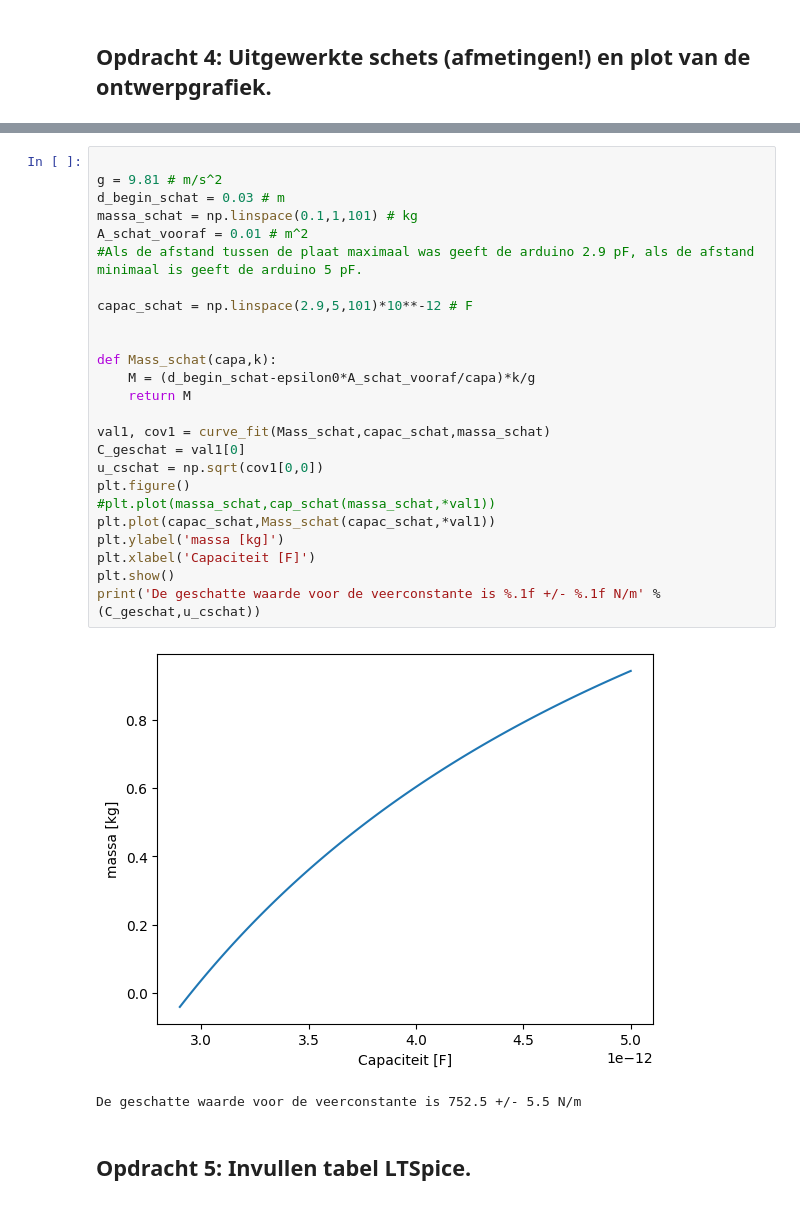
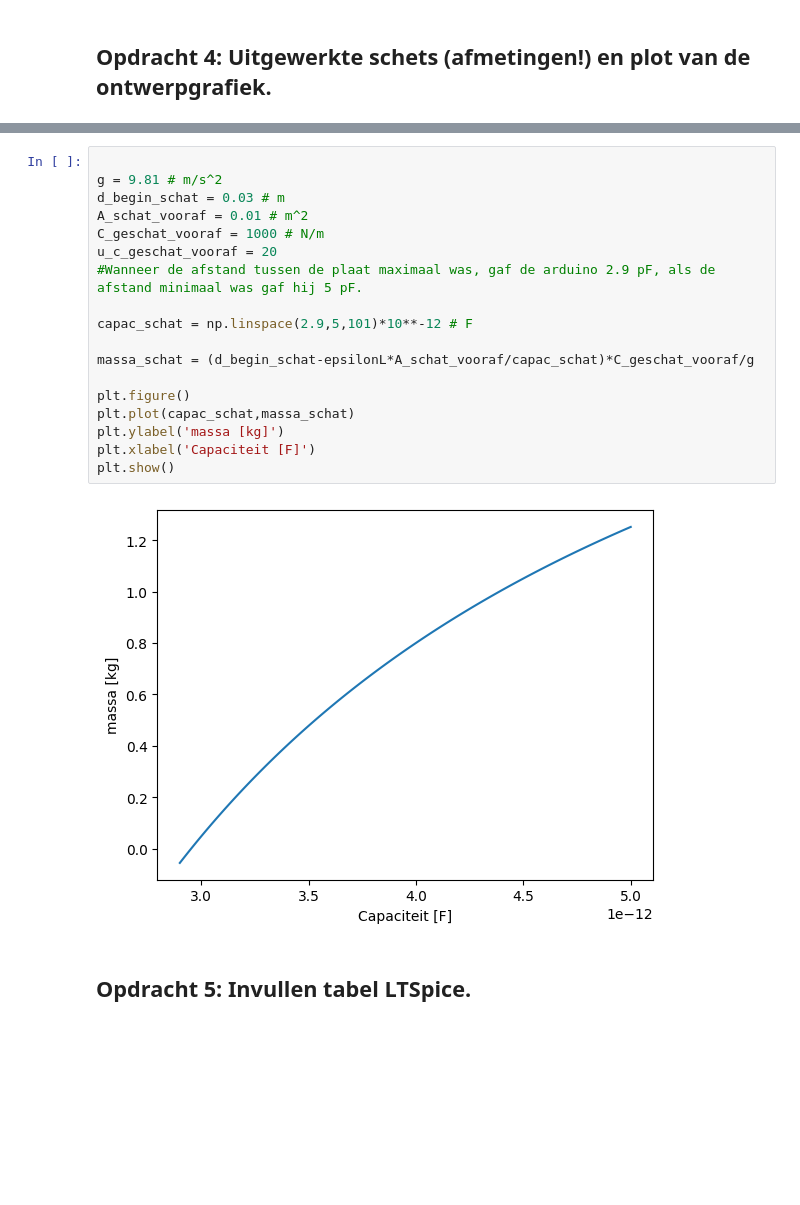
Before and after one commit to Xander1611/opdrachten-DEF-D-AB, a Jupyter notebook: FysiekeOntwerpopdrachten/2OntwerpEenSensorCondensator/DEFOntwerpopdracht2OntwerpEenSensorInvulTemplate.ipynb, the cells around one changed output, grey strips where cells are left out. Cells and saved outputs as stored; diff of their text form; blank space fills up the shorter version.

```diff
--- a/FysiekeOntwerpopdrachten/2OntwerpEenSensorCondensator/DEFOntwerpopdracht2OntwerpEenSensorInvulTemplate.ipynb
+++ b/FysiekeOntwerpopdrachten/2OntwerpEenSensorCondensator/DEFOntwerpopdracht2OntwerpEenSensorInvulTemplate.ipynb
@@ -89,31 +88,23 @@ Wij gaan een sensor maken die gewicht meet. Door d te laten veranderen en te met
 # %%
 
 g = 9.81 # m/s^2
 d_begin_schat = 0.03 # m
-massa_schat = np.linspace(0.1,1,101) # kg
 A_schat_vooraf = 0.01 # m^2
-#Als de afstand tussen de plaat maximaal was geeft de arduino 2.9 pF, als de afstand minimaal is geeft de arduino 5 pF.
+C_geschat_vooraf = 1000 # N/m
+u_c_geschat_vooraf = 20
+#Wanneer de afstand tussen de plaat maximaal was, gaf de arduino 2.9 pF, als de afstand minimaal was gaf hij 5 pF.
 
 capac_schat = np.linspace(2.9,5,101)*10**-12 # F
 
+massa_schat = (d_begin_schat-epsilonL*A_schat_vooraf/capac_schat)*C_geschat_vooraf/g
 
-def Mass_schat(capa,k):
-    M = (d_begin_schat-epsilon0*A_schat_vooraf/capa)*k/g
-    return M
-
-val1, cov1 = curve_fit(Mass_schat,capac_schat,massa_schat)
-C_geschat = val1[0]
-u_cschat = np.sqrt(cov1[0,0])
 plt.figure()
-#plt.plot(massa_schat,cap_schat(massa_schat,*val1))
-plt.plot(capac_schat,Mass_schat(capac_schat,*val1))
+plt.plot(capac_schat,massa_schat)
 plt.ylabel('massa [kg]')
 plt.xlabel('Capaciteit [F]')
 plt.show()
-print('De geschatte waarde voor de veerconstante is %.1f +/- %.1f N/m' % (C_geschat,u_cschat))
 # %% [output]
-[figure, old version]
+[figure, new version]
-De geschatte waarde voor de veerconstante is 752.5 +/- 5.5 N/m
 # %% [markdown]
 ## Opdracht 5: Invullen tabel LTSpice.
 # %% [markdown]
```
Also changed, not shown: parts of 11 cells of this notebook, 1 other file.
